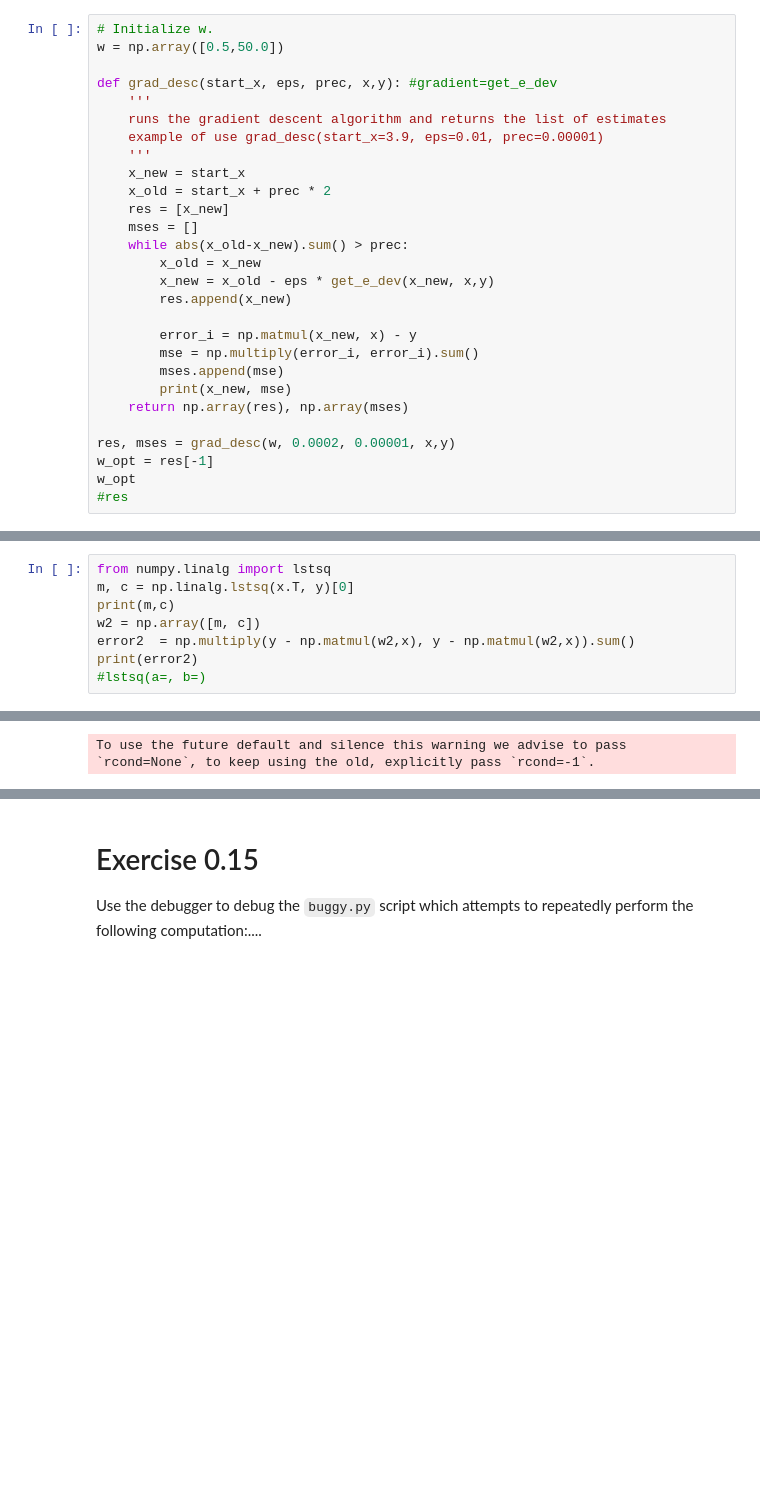
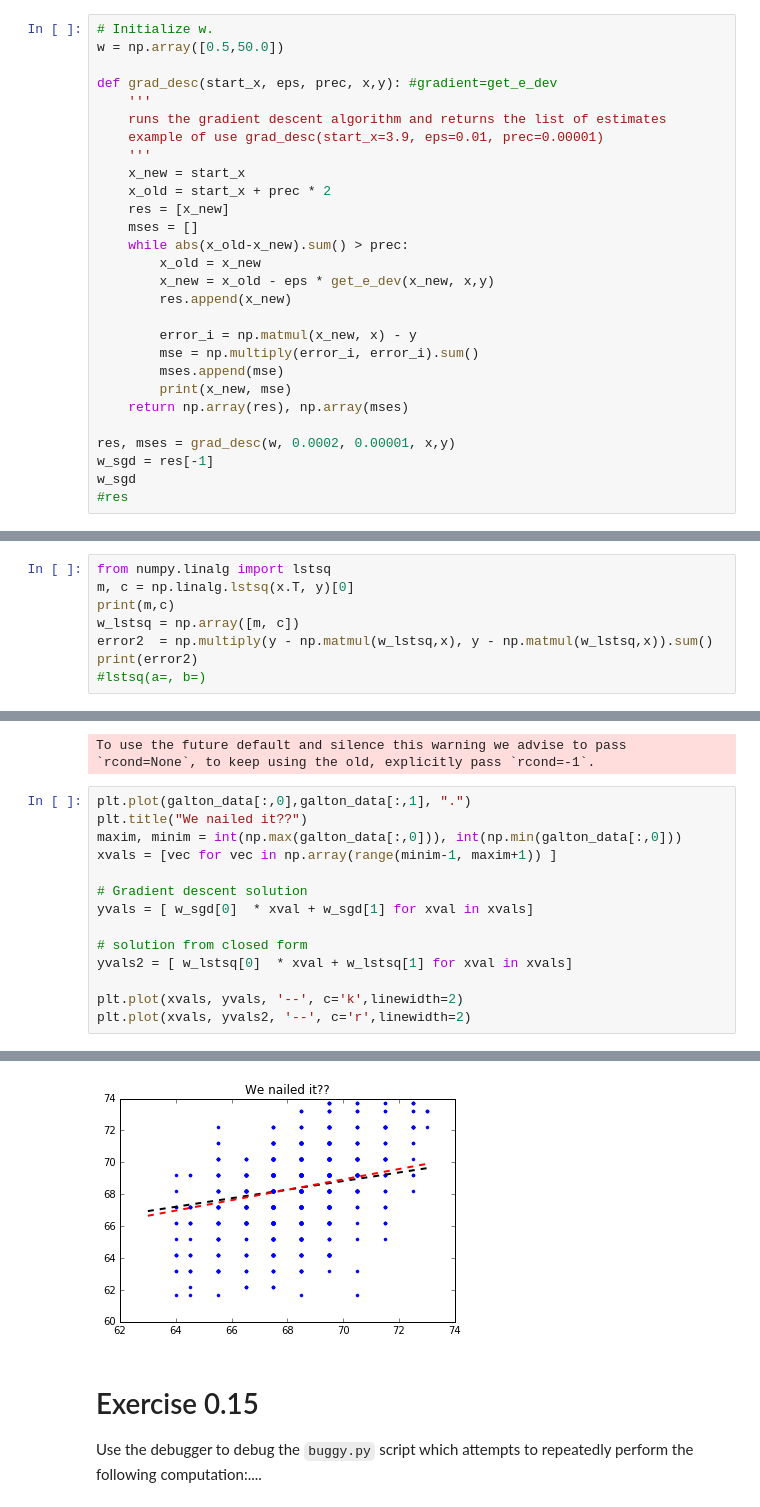
Before and after one commit to LxMLS/lxmls-toolkit, a Jupyter notebook: labs/notebooks/day0_basic_tutorial/Exercises_0.10_to_0.15.ipynb, the cells around one changed output, grey strips where cells are left out. Drawn from its saved outputs; the diff is of its cells as text; blank space fills up the shorter version.

Commit message:
notebooks: Plot regressions in exercise 0.14

```diff
--- a/labs/notebooks/day0_basic_tutorial/Exercises_0.10_to_0.15.ipynb
+++ b/labs/notebooks/day0_basic_tutorial/Exercises_0.10_to_0.15.ipynb
@@ -275,8 +275,8 @@ def grad_desc(start_x, eps, prec, x,y): #gradient=get_e_dev
     return np.array(res), np.array(mses)
 
 res, mses = grad_desc(w, 0.0002, 0.00001, x,y)
-w_opt = res[-1]
-w_opt
+w_sgd = res[-1]
+w_sgd
 #res
 # %% [output]
 (array([ 0.07098102, 49.99370558]), 171383.9265047366)
@@ -319,11 +319,26 @@ np.multiply(y - np.matmul(w,x), y - np.matmul(w,x)).sum()
 from numpy.linalg import lstsq
 m, c = np.linalg.lstsq(x.T, y)[0]
 print(m,c)
-w2 = np.array([m, c])
-error2  = np.multiply(y - np.matmul(w2,x), y - np.matmul(w2,x)).sum()
+w_lstsq = np.array([m, c])
+error2  = np.multiply(y - np.matmul(w_lstsq,x), y - np.matmul(w_lstsq,x)).sum()
 print(error2)
 #lstsq(a=, b=)
 # %% [output]
 (0.32564749731059467, 46.135349860111255)
 2338.1017855270884
 To use the future default and silence this warning we advise to pass `rcond=None`, to keep using the old, explicitly pass `rcond=-1`.
+# %%
+plt.plot(galton_data[:,0],galton_data[:,1], ".")
+plt.title("We nailed it??")
+maxim, minim = int(np.max(galton_data[:,0])), int(np.min(galton_data[:,0]))
+xvals = [vec for vec in np.array(range(minim-1, maxim+1)) ]
+
+# Gradient descent solution
+yvals = [ w_sgd[0]  * xval + w_sgd[1] for xval in xvals]
+
+# solution from closed form
+yvals2 = [ w_lstsq[0]  * xval + w_lstsq[1] for xval in xvals]
+
+plt.plot(xvals, yvals, '--', c='k',linewidth=2)
+plt.plot(xvals, yvals2, '--', c='r',linewidth=2)
+# %% [output]
@@ -330,3 +346,4 @@ To use the future default and silence this warning we advise to pass `rcond=None
+[figure, added]
 # %% [markdown]
 # Exercise 0.15
 Use the debugger to debug the ``buggy.py`` script which attempts to repeatedly perform the following
```
Also changed, not shown: parts of 3 cells of this notebook.
